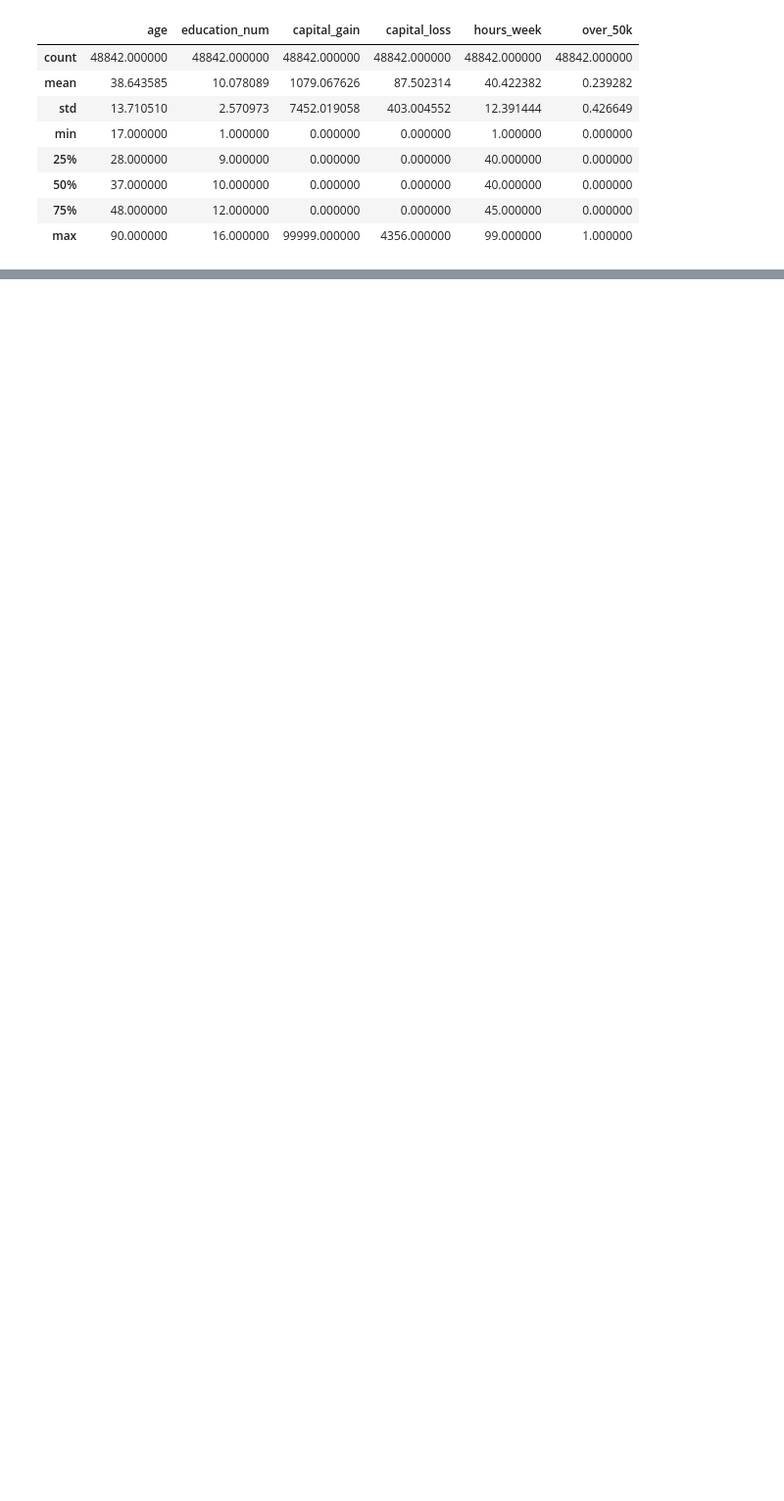
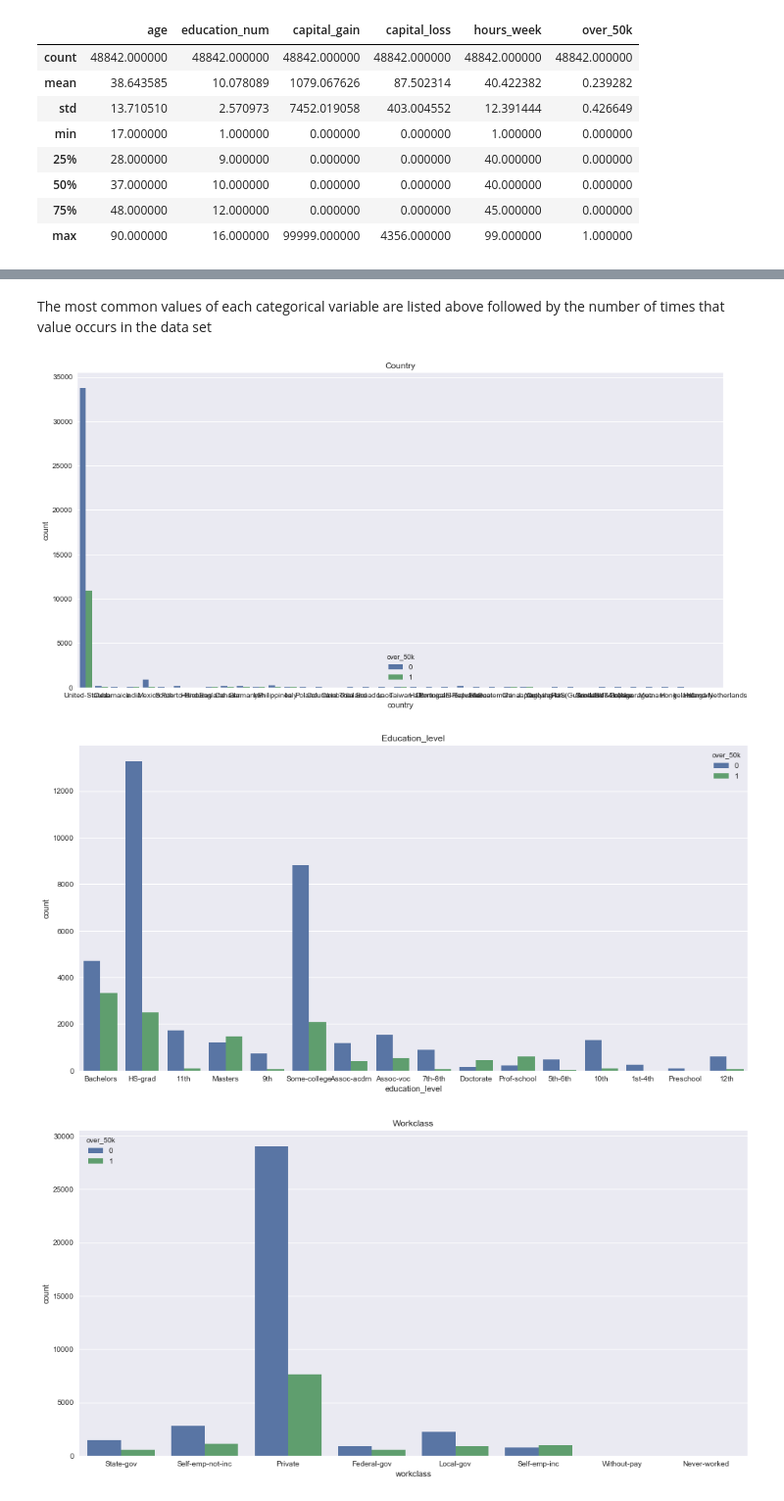
Before and after one commit to courthaworth/data-scientist-exercise01, a Jupyter notebook: RTI_DataScientist_Exercise.ipynb, the cells around one changed output, grey strips where cells are left out. Shown: that part at 98% size. Cells and saved outputs as stored; diff of their text form; code cells hidden in the pictures; blank space fills up the shorter version.

Commit message:
Added to the analysis. Generated plots of features vs. response variable. Cleaned data, and split. Need to do model selection and building.

```diff
--- a/RTI_DataScientist_Exercise.ipynb
+++ b/RTI_DataScientist_Exercise.ipynb
@@ -47,6 +54,6 @@ flattened.to_csv("flattened.csv",index_label = "id" )
 # %%
 #read the csv file into a pandas dataframe
-flat_df = pd.read_csv("flattened.csv", index_col = 0)
+flat_df = pd.read_csv("flattened.csv", index_col = 0,na_values = "?")
 flat_df.head()
 # %% [output]
 |  | age | country | education_level | education_num | workclass | marital_status | occupation | race | ... |
@@ -58,0 +86,3 @@ flat_df.head()
+# %%
+flat_df_clean = flat_df.apply(lambda x:x.fillna(x.value_counts().index[0]))
+flat_df_clean.isnull().sum()
@@ -70,0 +127,6 @@ flat_df.describe()
+# %%
+catcols = flat_df_clean.select_dtypes(exclude=["int64"])
+numcols = flat_df_clean.select_dtypes(include=["int64"])
+# %%
+for col in catcols:
+    print(col.capitalize(),flat_df_clean[col].value_counts().index[0],flat_df_clean[col].value_counts()[0])
@@ -70,0 +142,14 @@ flat_df.describe()
+# %% [markdown]
+The most common values of each categorical variable are listed above followed by the number of times that value occurs in the data set
+# %%
+#set graph size
+sns.set(rc={'figure.figsize':(16,8)})
+for col in catcols:
+    sns_plot = sns.countplot(col,hue = "over_50k",data = flat_df_clean).set_title(col.capitalize())
+    plt.show()
+    fig = sns_plot.get_figure()
+    fig.savefig("./plots/"+col+".png")
+# %% [output]
+[figure, added]
+[figure, added]
+[figure, added]
```
Also changed, not shown: parts of 20 cells of this notebook, 16 other files.
